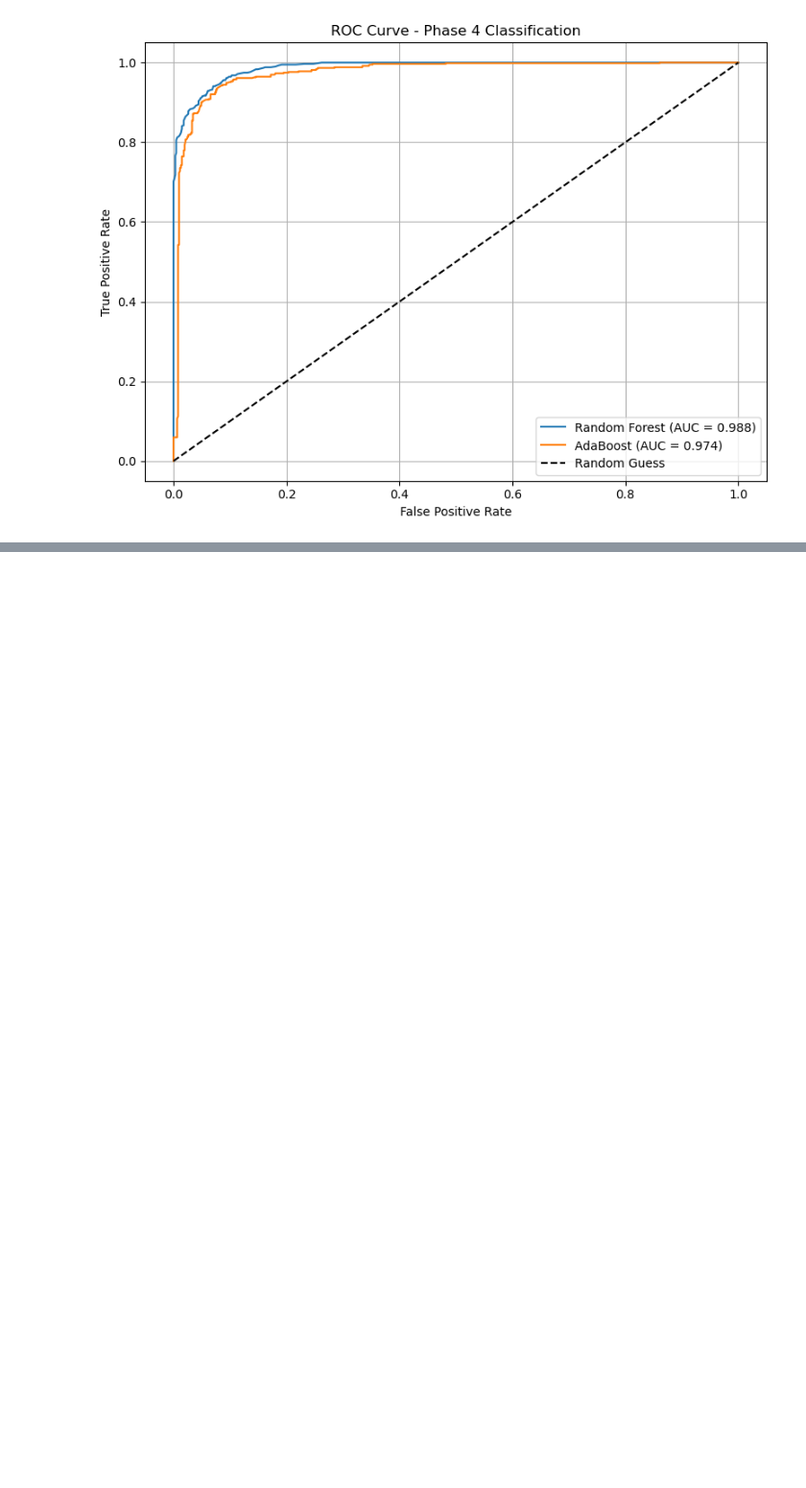
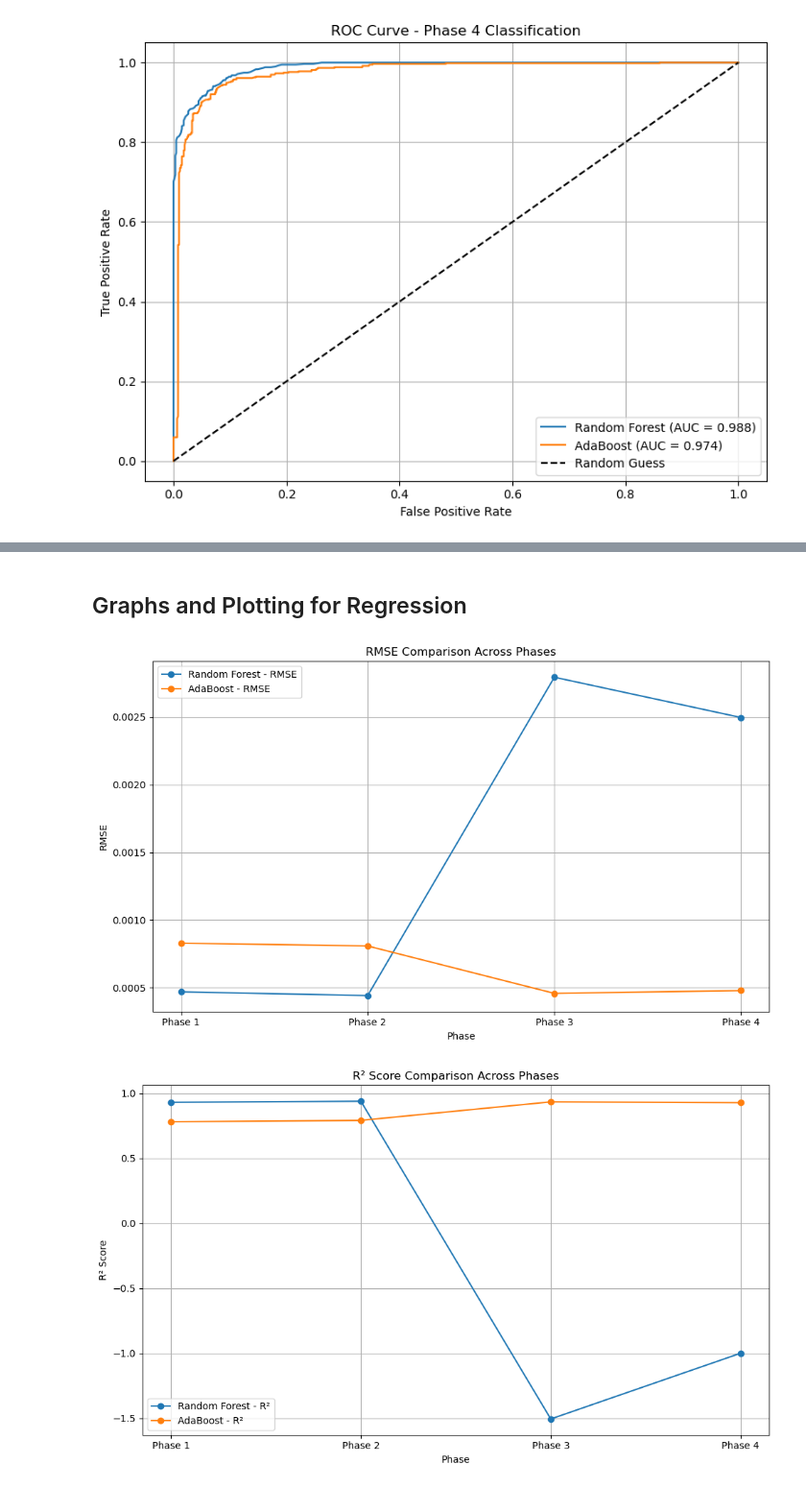
Before and after one commit to Haleema33/NFT_Music_Price_Predicator, a Jupyter notebook: NFT_Price_Regression_Final_With_CV.ipynb, the cells around one changed output, grey strips where cells are left out. Shown at 96% size. Cells and saved outputs as stored; diff of their text form; code cells hidden in the pictures; blank space fills up the shorter version.

```diff
--- a/NFT_Price_Regression_Final_With_CV.ipynb
+++ b/NFT_Price_Regression_Final_With_CV.ipynb
@@ -515,0 +618,33 @@ plt.show()
+# %% [markdown]
+## Graphs and Plotting for Regression
+# %%
+# Plot RMSE comparison
+plt.figure(figsize=(10, 6))
+for model in metrics_df['Model'].unique():
+    subset = metrics_df[metrics_df['Model'] == model]
+    plt.plot(subset['Phase'], subset['RMSE'], marker='o', label=f'{model} - RMSE')
+
+plt.title('RMSE Comparison Across Phases')
+plt.xlabel('Phase')
+plt.ylabel('RMSE')
+plt.legend()
+plt.grid(True)
+plt.tight_layout()
+plt.show()
+
+# Plot R2 comparison
+plt.figure(figsize=(10, 6))
+for model in metrics_df['Model'].unique():
+    subset = metrics_df[metrics_df['Model'] == model]
+    plt.plot(subset['Phase'], subset['R2'], marker='o', label=f'{model} - R²')
+
+plt.title('R² Score Comparison Across Phases')
+plt.xlabel('Phase')
+plt.ylabel('R² Score')
+plt.legend()
+plt.grid(True)
+plt.tight_layout()
+plt.show()
+# %% [output]
+[figure, added]
+[figure, added]
```
Also changed, not shown: parts of 16 cells of this notebook, 1 other file.
